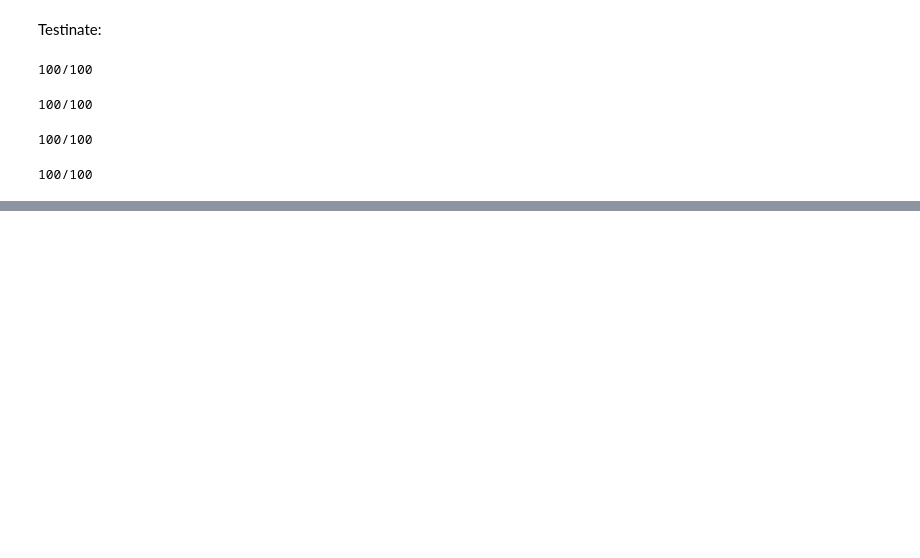
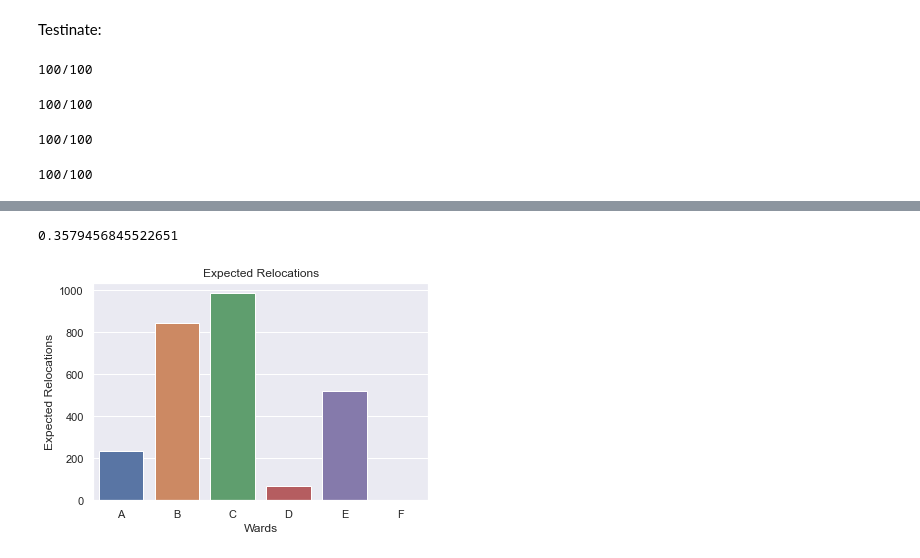
Before and after one commit to s184012/StochSim, a Jupyter notebook: Assignment2_Virgile.ipynb, the cells around one changed output, grey strips where cells are left out. Drawn from its saved outputs; the diff is of its cells as text; code cells hidden in the pictures; blank space fills up the shorter version.

```diff
--- a/Assignment2_Virgile.ipynb
+++ b/Assignment2_Virgile.ipynb
@@ -80,12 +130,27 @@ Exp_Pen_expctPen = Simz3.expected_penalty()
+# %%
+#Occ_Penalty_total = np.sum(simOcc_Penalty.expected_relocations()['mean']) + np.sum(simOcc_Penalty.expected_admissions()['mean'])
+
+np.sum(Exp_Pen_expRelo['mean'])/Exp_Pen_total
+# %% [output]
+0.3579456845522651
 # %%
 with open('Simz3.pickle', 'wb') as handle:
     pickle.dump(Simz3, handle)
 # %%
-with open('Simz1.pickle', 'rb') as handle:
-    Simz1 = pickle.load(handle)
 
-with open('Simz2.pickle', 'rb') as handle:
-    Simz2 = pickle.load(handle)
 
-with open('Simz3.pickle', 'rb') as handle:
-    Simz3 = pickle.load(handle)
+with open('simAlreadyTaken.pickle', 'rb') as handle:
+    simAlreadyTaken = pickle.load(handle)
+
+with open('simExpectedPenalty.pickle', 'rb') as handle:
+    simExpectedPenalty = pickle.load(handle)
+
+with open('simOnlyOcc.pickle', 'rb') as handle:
+    simOnlyOcc = pickle.load(handle)
+# %%
+with open('simInitial.pickle', 'rb') as handle:
+    simInitial = pickle.load(handle)
+# %%
+barplot(simInitial.expected_relocations(), label='Expected Relocations')
+# %% [output]
+[figure, added]
```
Also changed, not shown: parts of 14 cells of this notebook, 6 other files.
